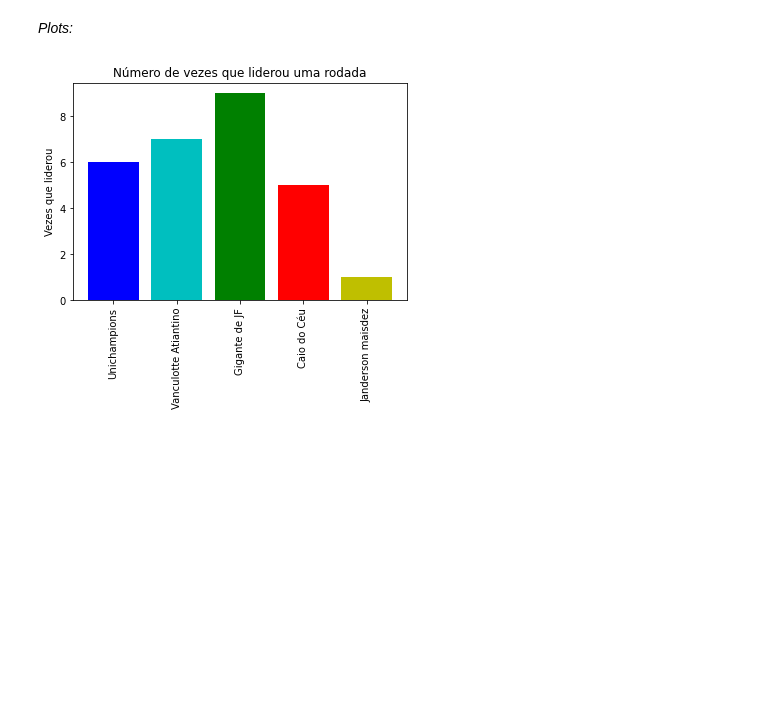
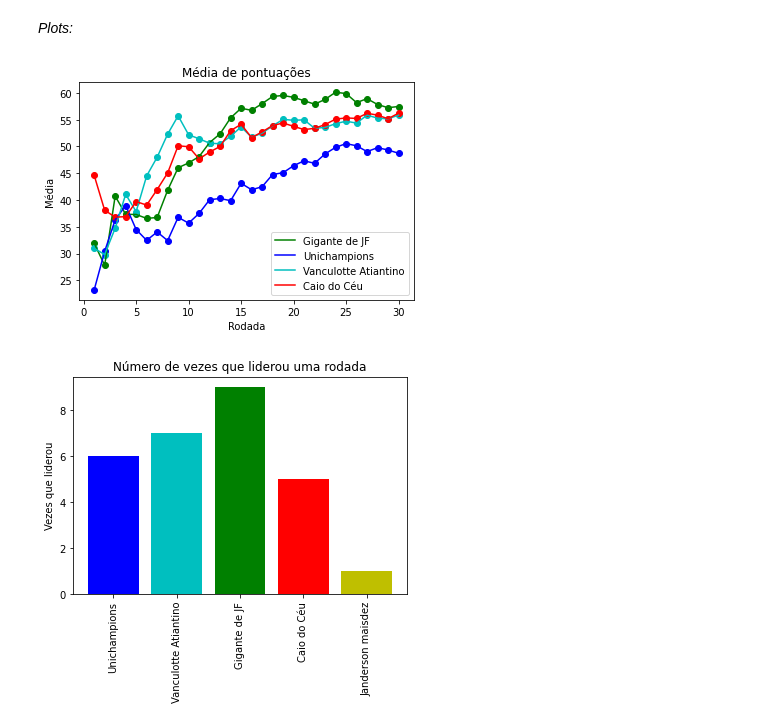
Before and after one commit to Eric-Mendes/estatisticas-quem-cair-calil, a Jupyter notebook: dados_quem_cair_calil_20_21.ipynb, the cells around one changed output. Cells and saved outputs as stored; diff of their text form; code cells hidden in the pictures; blank space fills up the shorter version.

```diff
--- a/dados_quem_cair_calil_20_21.ipynb
+++ b/dados_quem_cair_calil_20_21.ipynb
@@ -469,6 +469,49 @@ def plot_geral(time, COLOR='b', total=False, sem_cap=False):
   plt.plot(rodadas, pontuacoes, color=COLOR, label=time)
 # %% [markdown]
 *Plots:*
+# %%
+rodadas = [i for i in range(1, RODADAS+1)]
+pont_caio = list(df['PONTUAÇÃO'].loc[df['TIME'] == 'Caio do Céu'])
+pont_vanculotte = list(df['PONTUAÇÃO'].loc[df['TIME'] == 'Vanculotte Atiantino'])
+pont_gigante = list(df['PONTUAÇÃO'].loc[df['TIME'] == 'Gigante de JF'])
+pont_unichampions = list(df['PONTUAÇÃO'].loc[df['TIME'] == 'Unichampions'])
+
+soma_caio = 0
+soma_vanculotte = 0
+soma_gigante = 0
+soma_unichampions = 0
+
+media_caio = []
+media_vanculotte = []
+media_gigante = []
+media_unichampions = []
+
+for rodada in rodadas:
+  soma_caio += pont_caio[rodada-1]
+  soma_vanculotte += pont_vanculotte[rodada-1]
+  soma_gigante += pont_gigante[rodada-1]
+  soma_unichampions += pont_unichampions[rodada-1]
+
+  media_caio.append(soma_caio/rodada)
+  media_vanculotte.append(soma_vanculotte/rodada)
+  media_gigante.append(soma_gigante/rodada)
+  media_unichampions.append(soma_unichampions/rodada)
+# %%
+plt.title("Média de pontuações")
+plt.ylabel("Média")
+plt.xlabel("Rodada")
+plt.scatter(rodadas, media_gigante, color='g')
+plt.plot(rodadas, media_gigante, color='g', label='Gigante de JF')
+plt.scatter(rodadas, media_unichampions, color='b')
+plt.plot(rodadas, media_unichampions, color='b', label='Unichampions')
+plt.scatter(rodadas, media_vanculotte, color='c')
+plt.plot(rodadas, media_vanculotte, color='c', label='Vanculotte Atiantino')
+plt.scatter(rodadas, media_caio, color='r')
+plt.plot(rodadas, media_caio, color='r', label='Caio do Céu')
+plt.legend()
+plt.show()
+# %% [output]
+[figure, added]
 # %%
 plot_posicoes(['Unichampions', 'Vanculotte Atiantino', 'Gigante de JF', \
                  'Caio do Céu', 'Janderson maisdez'], [rcontagem_unichampions, rcontagem_vanculotte,\
```
